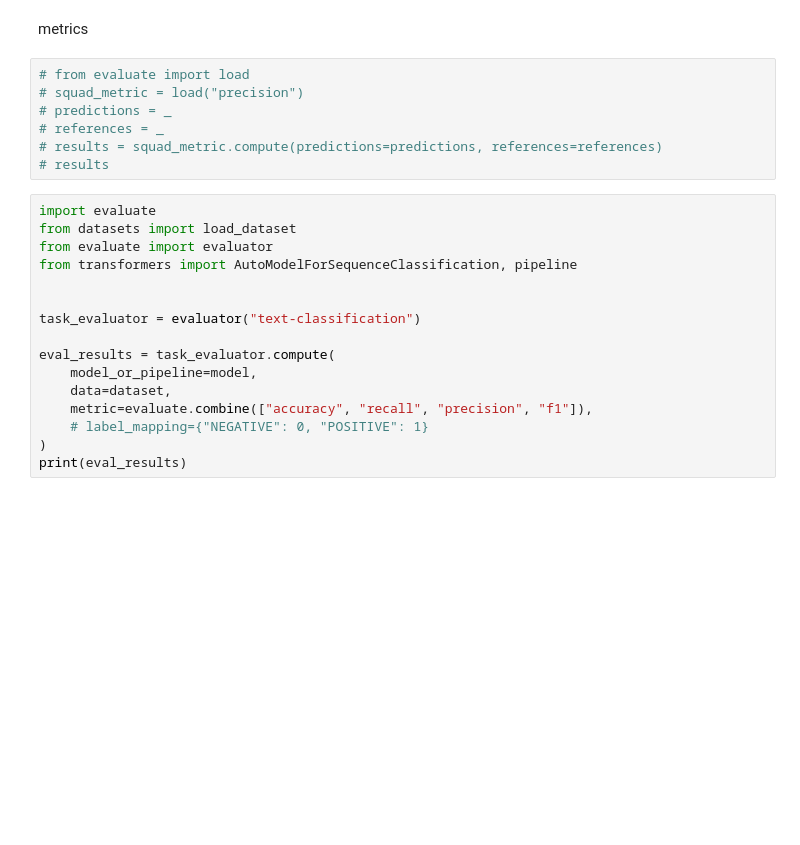
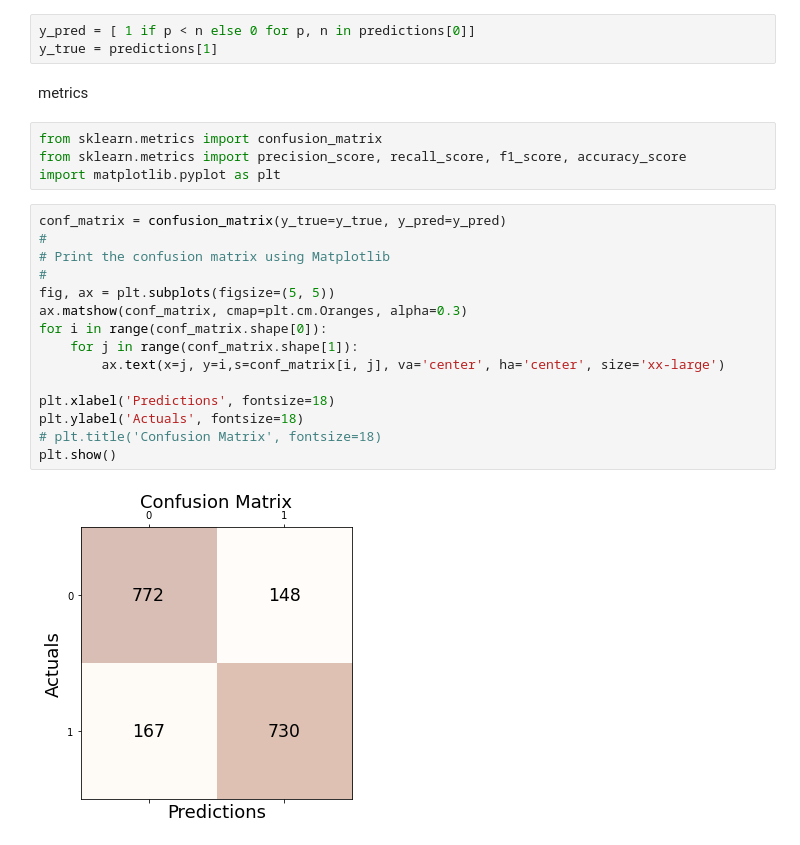
Before and after one commit to ranieri-unimi/depression, a Jupyter notebook: main.ipynb, the cells around one changed output. Saved outputs shown, nothing was run; the diff lists cells and outputs as text; blank space fills up the shorter version.

```diff
--- a/main.ipynb
+++ b/main.ipynb
@@ -89,25 +150,26 @@ predictions
+# %%
+y_pred = [ 1 if p < n else 0 for p, n in predictions[0]]
+y_true = predictions[1]
 # %% [markdown]
 metrics
-# %%
-# from evaluate import load
-# squad_metric = load("precision")
-# predictions = _
-# references = _
-# results = squad_metric.compute(predictions=predictions, references=references)
-# results
-# %%
-import evaluate
-from datasets import load_dataset
-from evaluate import evaluator
-from transformers import AutoModelForSequenceClassification, pipeline
-
-
-task_evaluator = evaluator("text-classification")
-
-eval_results = task_evaluator.compute(
-    model_or_pipeline=model,
-    data=dataset,
-    metric=evaluate.combine(["accuracy", "recall", "precision", "f1"]),
-    # label_mapping={"NEGATIVE": 0, "POSITIVE": 1}
-)
-print(eval_results)
+# %%
+from sklearn.metrics import confusion_matrix
+from sklearn.metrics import precision_score, recall_score, f1_score, accuracy_score
+import matplotlib.pyplot as plt
+# %%
+conf_matrix = confusion_matrix(y_true=y_true, y_pred=y_pred)
+#
+# Print the confusion matrix using Matplotlib
+#
+fig, ax = plt.subplots(figsize=(5, 5))
+ax.matshow(conf_matrix, cmap=plt.cm.Oranges, alpha=0.3)
+for i in range(conf_matrix.shape[0]):
+    for j in range(conf_matrix.shape[1]):
+        ax.text(x=j, y=i,s=conf_matrix[i, j], va='center', ha='center', size='xx-large')
+
+plt.xlabel('Predictions', fontsize=18)
+plt.ylabel('Actuals', fontsize=18)
+# plt.title('Confusion Matrix', fontsize=18)
+plt.show()
+# %% [output]
+[figure, added]
```
Also changed, not shown: parts of 9 cells of this notebook.
